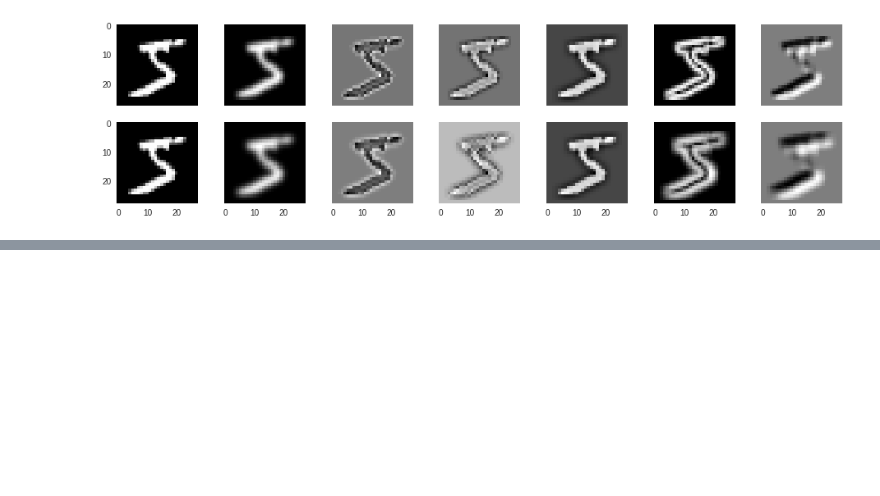
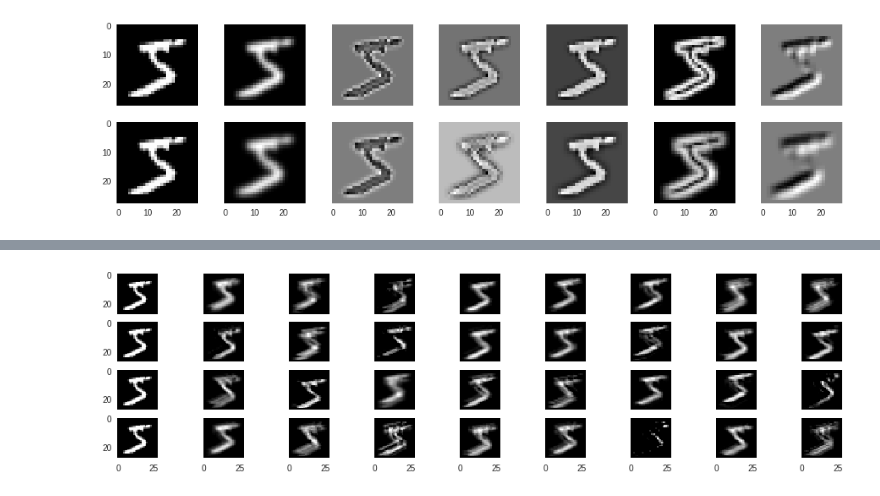
Before and after one commit to Markus-Goetz/gks-2019, a Jupyter notebook: Convolutional Neural Network.ipynb, the cells around one changed output, grey strips where cells are left out. Drawn from its saved outputs; the diff is of its cells as text; code cells hidden in the pictures; blank space fills up the shorter version.

```diff
--- a/Convolutional Neural Network.ipynb
+++ b/Convolutional Neural Network.ipynb
@@ -135,0 +152,16 @@ show_examples(np.stack([
+# %%
+def build_model(data, classes):
+    model = Sequential()
+
+    model.add(Conv2D(32, kernel_size=(5, 5), activation='relu', padding='same', input_shape=data.shape[1:]))
+    model.add(MaxPooling2D(pool_size=(2, 2), strides=2))
+    model.add(Conv2D(64, kernel_size=(5, 5), activation='relu', padding='same'))
+    model.add(Flatten())
+    model.add(Dense(512, activation='relu'))
+    model.add(Dense(classes, activation='softmax'))
+
+    model.compile(optimizer='sgd', loss='categorical_crossentropy', metrics=['accuracy'])
+
+    return model
+
+model = build_model(preprocessed_data, classes=preprocessed_labels.shape[1])
@@ -135,0 +259,20 @@ show_examples(np.stack([
+# %%
+def apply_network_convolutions(image, weights):
+    height, width = image.shape
+    kernels_y, kernels_x = weights.shape[:2]
+
+    output = np.zeros((kernels_y, kernels_x + 1, height, width), dtype=image.dtype)
+    for y in range(kernels_y):
+        for x in range(kernels_x + 1):
+            if x == 0:
+                output[y, x, :, :] = image
+            else:
+                output[y, x, :, :] = scis.convolve2d(image, weights[y, x - 1, :, :], mode='same')
+    return output
+
+
+weights = np.moveaxis(model.get_weights()[0], 0, -1).reshape(4, 8, 5, 5)
+model_convolutions = apply_network_convolutions(data[0], weights)
+show_examples(model_convolutions)
+# %% [output]
+[figure, added]
```
Also changed, not shown: parts of 8 cells of this notebook, 1 other file.
